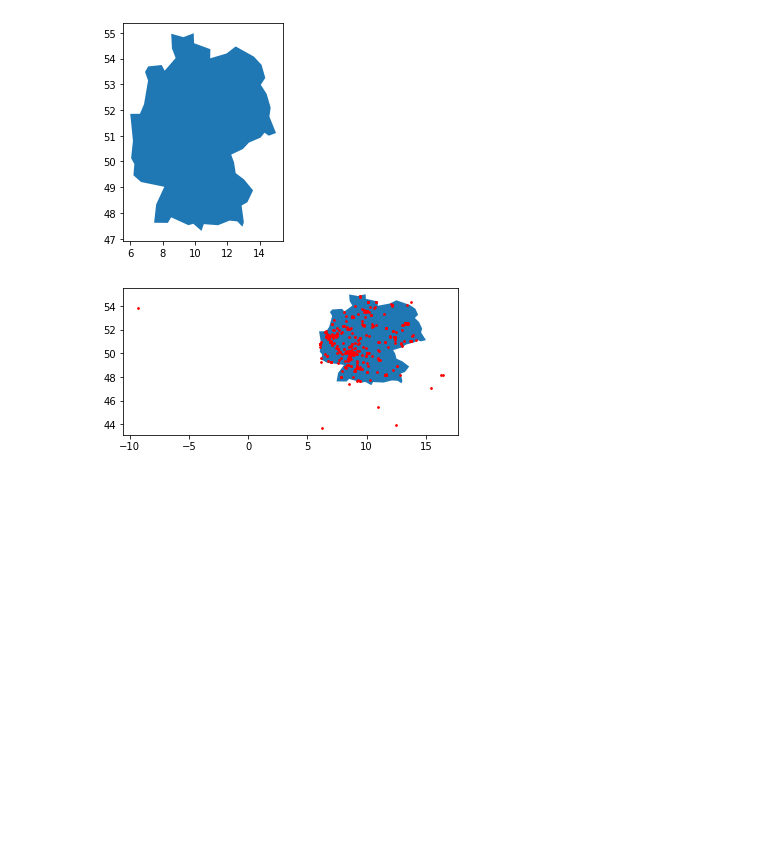
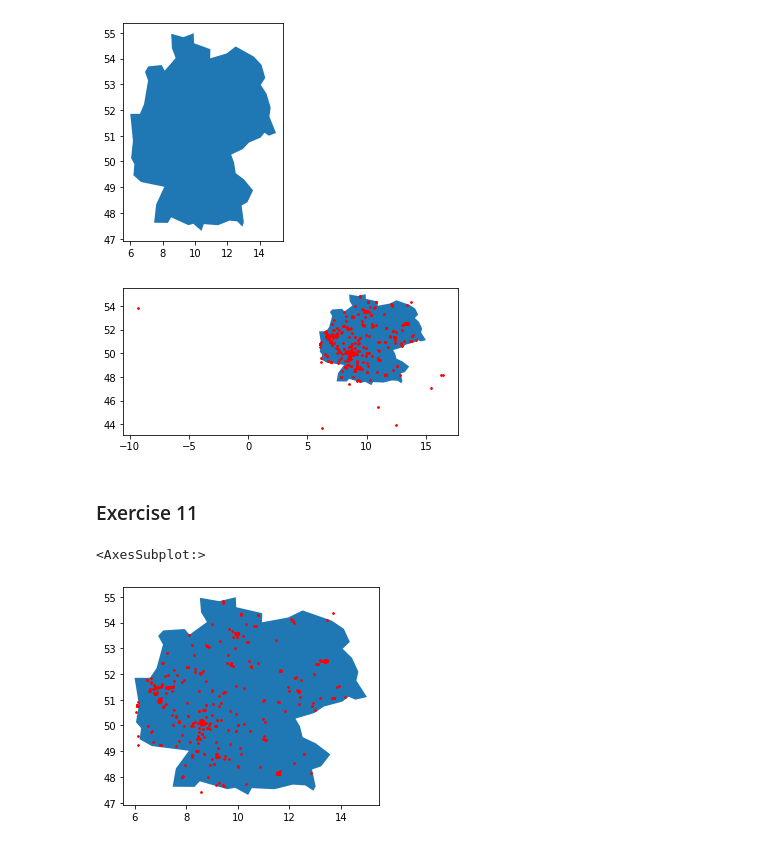
Before and after one commit to ltyita/Python_Assign05, a Jupyter notebook: Tingyu_Lin_Assignment05_python.ipynb, the cells around one changed output. Cells and saved outputs as stored; diff of their text form; code cells hidden in the pictures; blank space fills up the shorter version.

Commit message:
Ex11: create a map excluding wrong location by border extreme points.

```diff
--- a/Tingyu_Lin_Assignment05_python.ipynb
+++ b/Tingyu_Lin_Assignment05_python.ipynb
@@ -264,3 +264,17 @@ gdf.plot(ax=map_de.plot(), color='red', markersize=3)
 <AxesSubplot:>
 [figure]
 [figure]
+# %% [markdown]
+### Exercise 11
+# %%
+# ex11 add points on the map w/o extreme values
+all_obs.loc[(all_obs["latitude"] <= 47.270) | (all_obs["latitude"] >= 55.059), "latitude"] = np.nan
+all_obs.loc[(all_obs["longitude"] <= 5.866) | (all_obs["longitude"] >= 15.042), "longitude"] = np.nan
+
+
+geometry1 = gpd.points_from_xy(x=all_obs['longitude'], y=all_obs['latitude'])
+gdf1 = gpd.GeoDataFrame(all_obs, geometry=geometry1)
+gdf1.plot(ax=map_de.plot(), color='red', markersize=3)
+# %% [output]
+<AxesSubplot:>
+[figure, added]
```
